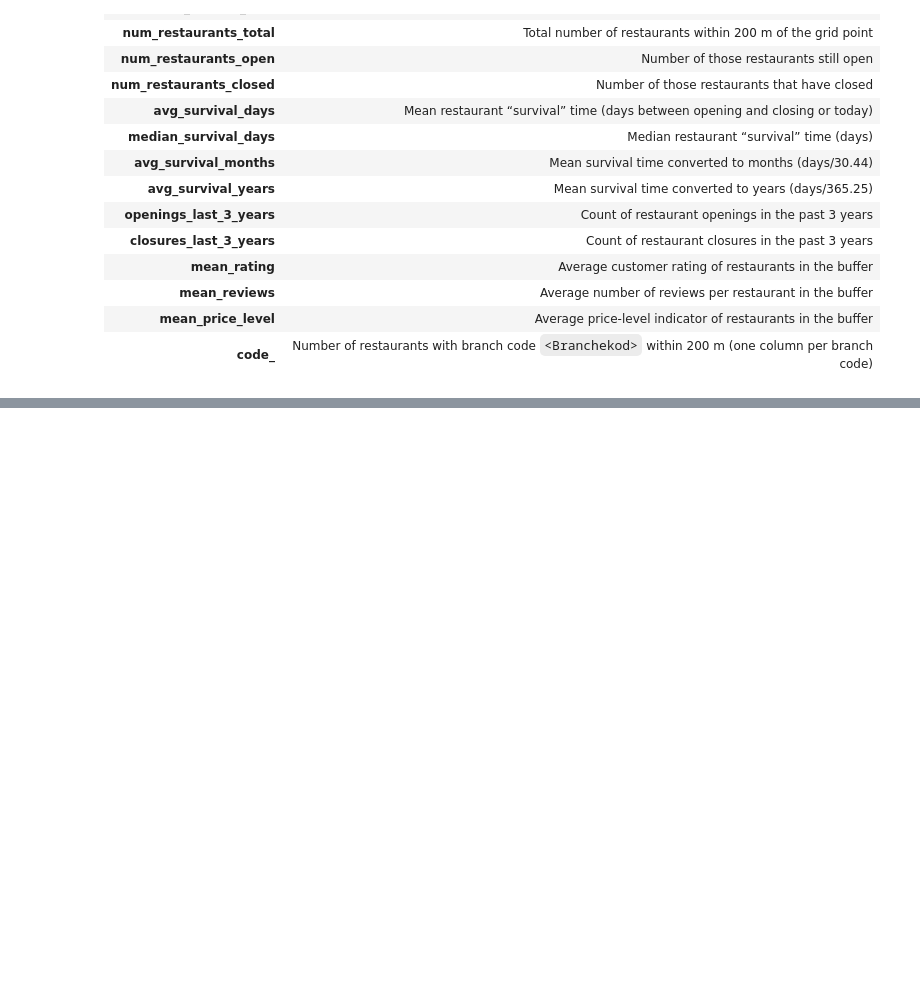
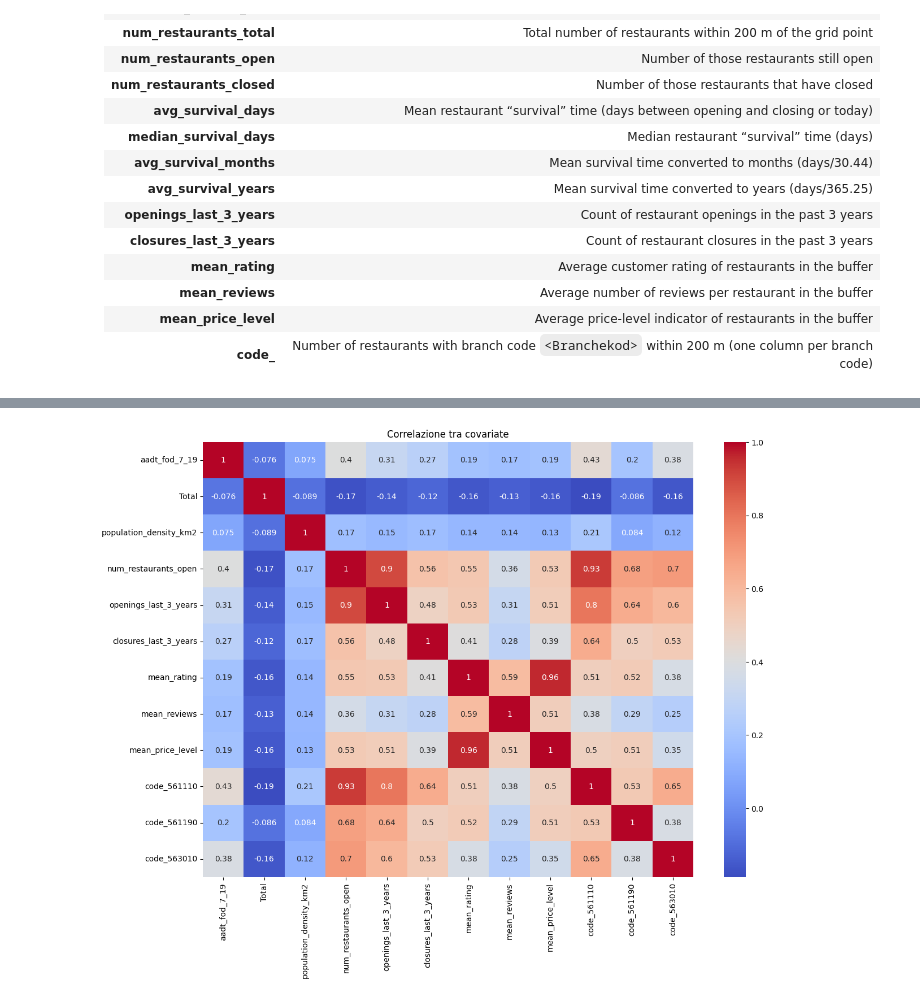
Before and after one commit to Gabriellanaro/StayingAlive, a Jupyter notebook: src/DELIVERABLE/STAYINGALIVE.ipynb, the cells around one changed output, grey strips where cells are left out. Cells and saved outputs as stored; diff of their text form; code cells hidden in the pictures; blank space fills up the shorter version.

```diff
--- a/src/DELIVERABLE/STAYINGALIVE.ipynb
+++ b/src/DELIVERABLE/STAYINGALIVE.ipynb
@@ -1542,0 +1739,16 @@ The table below describes the columns included in the final dataset `df_survival
+# %%
+columns_for_model = [
+    'aadt_fod_7_19',
+    'Total', 'population_density_km2',
+    'num_restaurants_open',
+    'openings_last_3_years', 'closures_last_3_years',
+    'mean_rating', 'mean_reviews', 'mean_price_level',
+    'code_561110', 'code_561190', 'code_563010'
+]
+# %%
+plt.figure(figsize=(14, 10))
+sns.heatmap(df_cox[columns_for_model].corr(), annot=True, cmap='coolwarm')
+plt.title("Correlazione tra covariate")
+plt.show()
+# %% [output]
+[figure, added]
```
Also changed, not shown: parts of 39 cells of this notebook, 3 other files.
